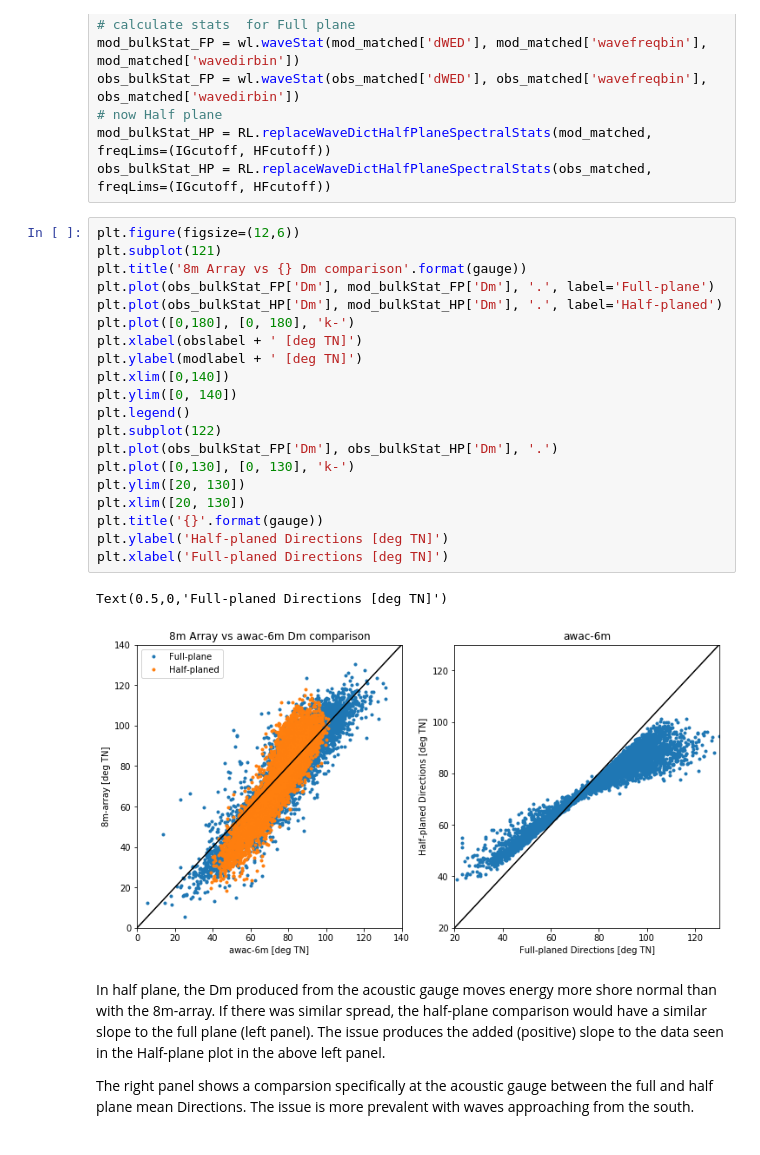
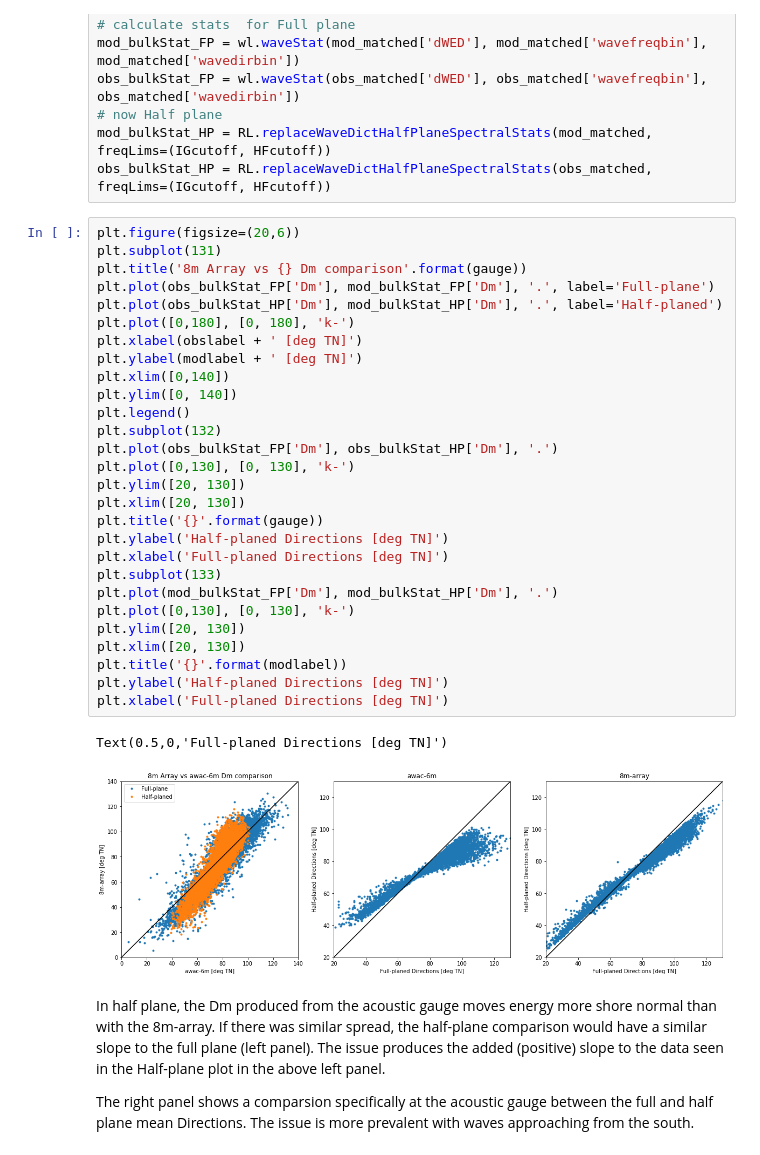
Before and after one commit to SBFRF/shareNotebooks, a Jupyter notebook: WaveDirectionIssues.ipynb, the cells around one changed output. Saved outputs shown, nothing was run; the diff lists cells and outputs as text.

Commit message:
updated explanations and added 8m comparison plots

```diff
--- a/WaveDirectionIssues.ipynb
+++ b/WaveDirectionIssues.ipynb
@@ -111,28 +117,36 @@ obs_bulkStat_FP = wl.waveStat(obs_matched['dWED'], obs_matched['wavefreqbin'], o
 mod_bulkStat_HP = RL.replaceWaveDictHalfPlaneSpectralStats(mod_matched, freqLims=(IGcutoff, HFcutoff))
 obs_bulkStat_HP = RL.replaceWaveDictHalfPlaneSpectralStats(obs_matched, freqLims=(IGcutoff, HFcutoff))
 # %%
-plt.figure(figsize=(12,6))
-plt.subplot(121)
+plt.figure(figsize=(20,6))
+plt.subplot(131)
 plt.title('8m Array vs {} Dm comparison'.format(gauge))
 plt.plot(obs_bulkStat_FP['Dm'], mod_bulkStat_FP['Dm'], '.', label='Full-plane')
 plt.plot(obs_bulkStat_HP['Dm'], mod_bulkStat_HP['Dm'], '.', label='Half-planed')
 plt.plot([0,180], [0, 180], 'k-')
 plt.xlabel(obslabel + ' [deg TN]')
 plt.ylabel(modlabel + ' [deg TN]')
 plt.xlim([0,140])
 plt.ylim([0, 140])
 plt.legend()
-plt.subplot(122)
+plt.subplot(132)
 plt.plot(obs_bulkStat_FP['Dm'], obs_bulkStat_HP['Dm'], '.')
 plt.plot([0,130], [0, 130], 'k-')
 plt.ylim([20, 130])
 plt.xlim([20, 130])
 plt.title('{}'.format(gauge))
 plt.ylabel('Half-planed Directions [deg TN]')
 plt.xlabel('Full-planed Directions [deg TN]')
+plt.subplot(133)
+plt.plot(mod_bulkStat_FP['Dm'], mod_bulkStat_HP['Dm'], '.')
+plt.plot([0,130], [0, 130], 'k-')
+plt.ylim([20, 130])
+plt.xlim([20, 130])
+plt.title('{}'.format(modlabel))
+plt.ylabel('Half-planed Directions [deg TN]')
+plt.xlabel('Full-planed Directions [deg TN]')
 # %% [output]
 Text(0.5,0,'Full-planed Directions [deg TN]')
-[figure, old version]
+[figure, new version]
 # %% [markdown]
 In half plane, the Dm produced from the acoustic gauge moves energy more shore normal than with the 8m-array.  If there was similar spread, the half-plane comparison would have a similar slope to the full plane (left panel).  The issue produces the added (positive) slope to the data seen in the Half-plane plot in the above left panel.
 
```
Also changed, not shown: parts of 3 cells of this notebook.
